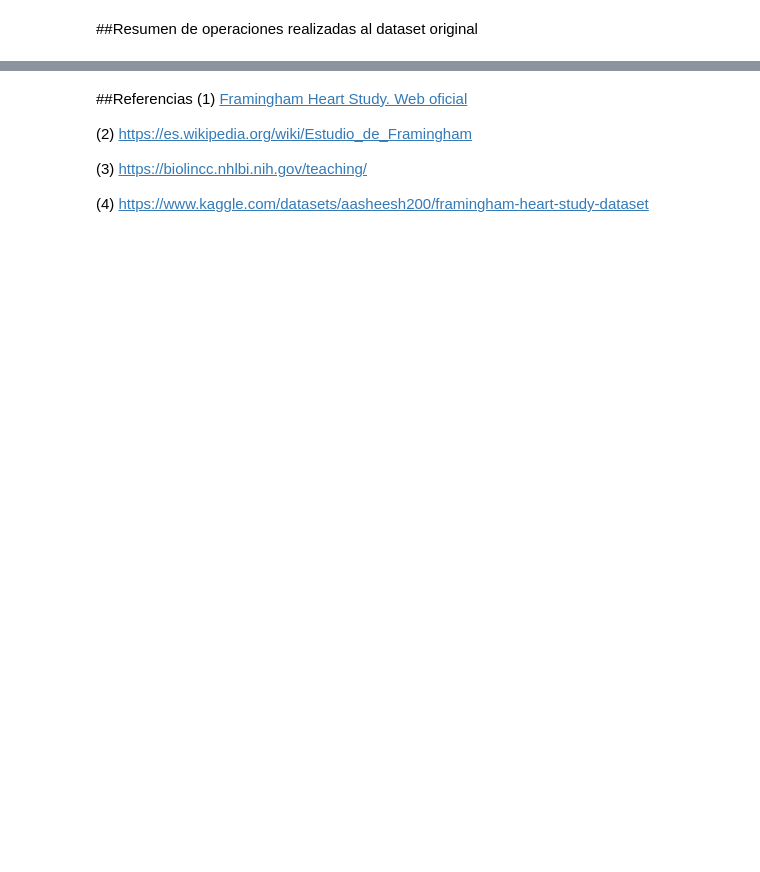
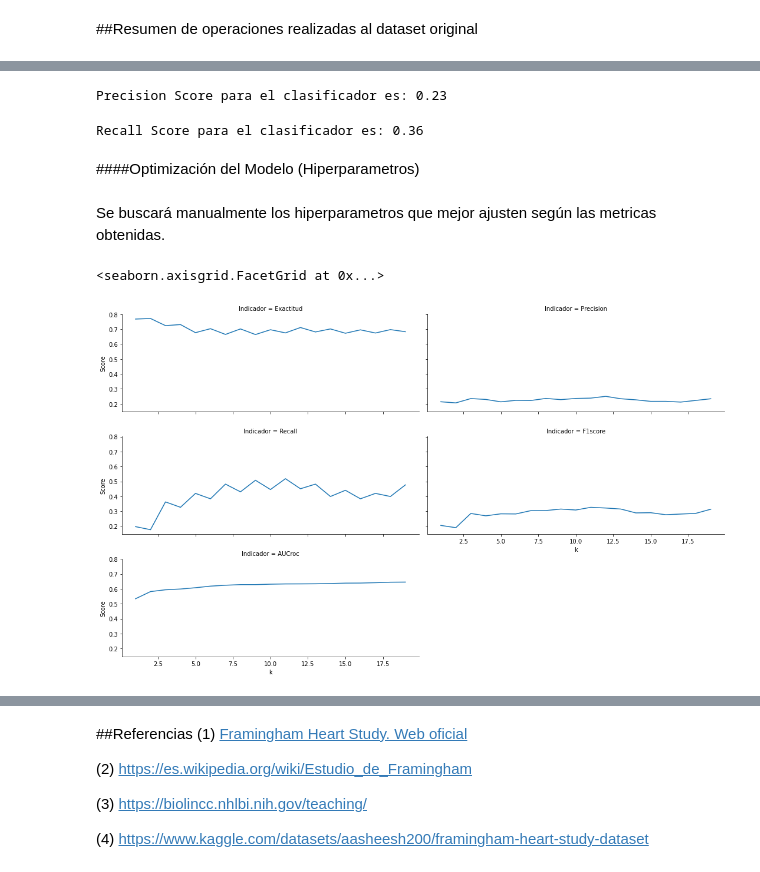
Before and after one commit to MatiasRogani/FraminghamStudy, a Jupyter notebook: FraminghamStudy.ipynb, the cells around one changed output, grey strips where cells are left out. Cells and saved outputs as stored; diff of their text form; code cells hidden in the pictures; blank space fills up the shorter version.

```diff
--- a/FraminghamStudy.ipynb
+++ b/FraminghamStudy.ipynb
@@ -1509,0 +1607,19 @@ Se debe seguir trabajando con los datos para mejorar el modelo.
+# %%
+#Realizamos un Balanceo de los datos
+
+from sklearn.utils import resample
+
+df_train = pd.concat([X_train, y_train], axis=1)
+df_minority_class = df_train[df_train['TenYearCHD']==1]
+df_majority_class = df_train[df_train['TenYearCHD']==0]
+
+# Rebalanceamos clase target (es minoritaria)
+df_minority_class_upsampled = resample(df_minority_class,
+                                 replace=True,    # sample with replacement
+                                 n_samples= df_majority_class.shape[0] - df_minority_class.shape[0], # to match majority class
+                                 random_state=123)  # reproducible results
+# Combine majority class with upsampled minority class
+df_upsampled = pd.concat([df_minority_class_upsampled, df_majority_class])
+
+X_train = df_upsampled.drop(["TenYearCHD"], axis=1)
+y_train = df_upsampled["TenYearCHD"]
@@ -1509,0 +1666,18 @@ Se debe seguir trabajando con los datos para mejorar el modelo.
+# %%
+from sklearn.metrics import precision_score
+
+# Precision
+print(f"Precision Score para el clasificador es: {precision_score(y_test, y_test_pred):0.2f}")
+# %% [output]
+Precision Score para el clasificador es: 0.23
+# %%
+from sklearn.metrics import recall_score
+
+# Recall
+print(f"Recall Score para el clasificador es: {recall_score(y_test, y_test_pred):0.2f}")
+# %% [output]
+Recall Score para el clasificador es: 0.36
+# %% [markdown]
+####Optimización del Modelo (Hiperparametros)
+# %% [markdown]
+Se buscará manualmente los hiperparametros que mejor ajusten según las metricas obtenidas.
@@ -1509,0 +1729,8 @@ Se debe seguir trabajando con los datos para mejorar el modelo.
+# %%
+g = sns.FacetGrid(data=Metricas,col="Indicador", col_wrap=2, aspect=2.5)
+g.map(sns.lineplot, 'k', 'Score')
+
+#sns.relplot(kind='line', data= Metricas, y= 'Score', x='k', col='Indicador');
+# %% [output]
+<seaborn.axisgrid.FacetGrid at 0x...>
+[figure, added]
```
Also changed, not shown: parts of 22 cells of this notebook.
